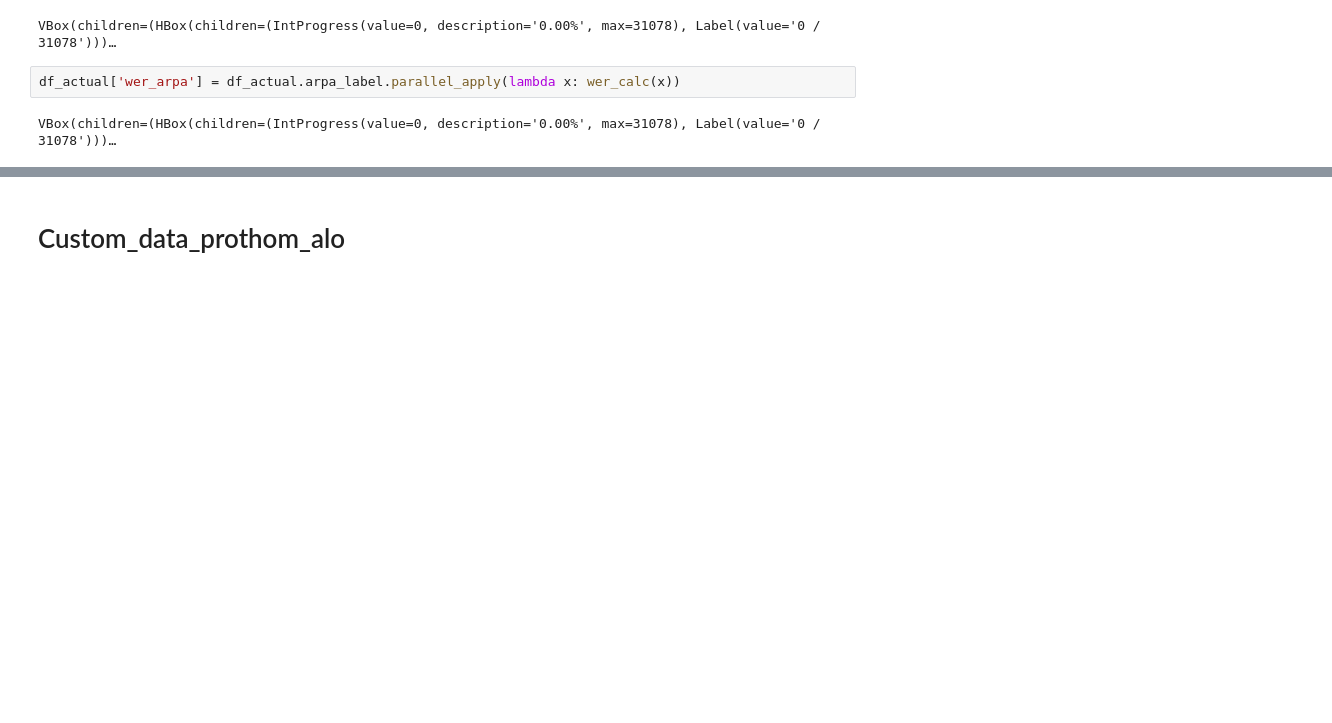
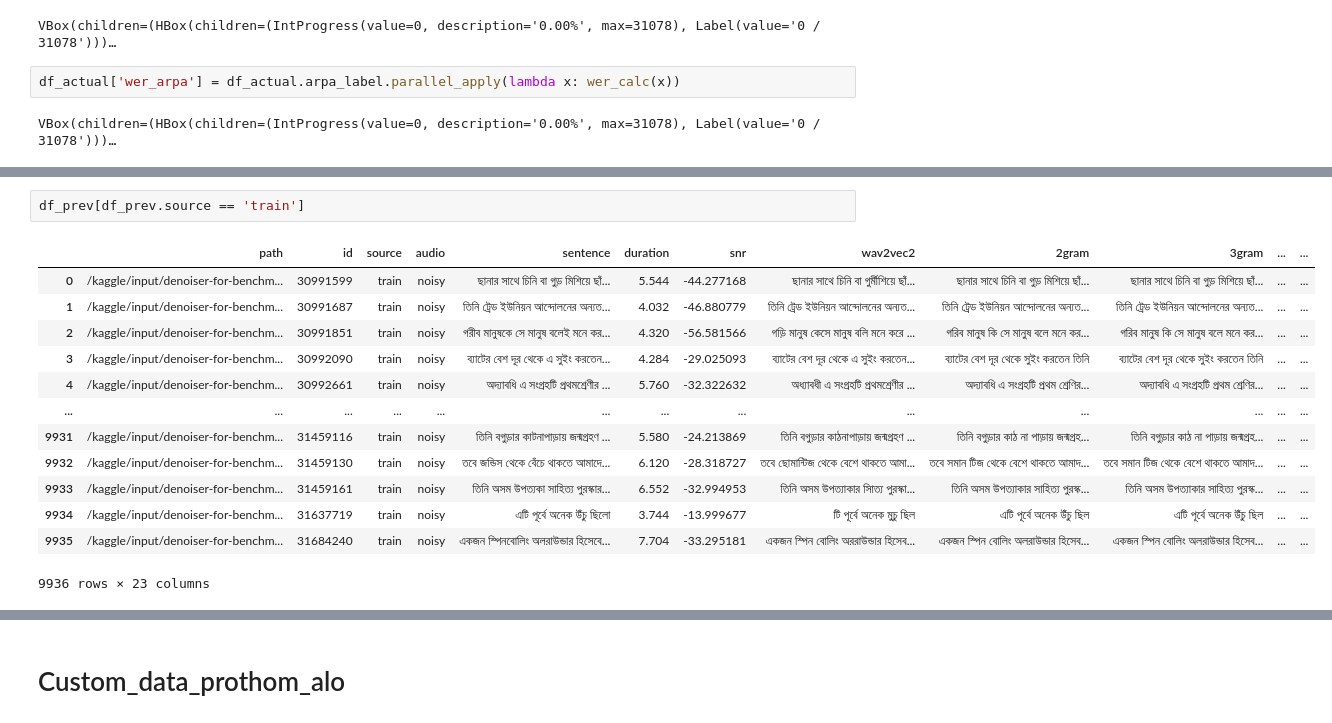
Before and after one commit to mushrafi88/asr_bangla, a Jupyter notebook: bert_corrector/custom_data_for_bert.ipynb, the cells around one changed output, grey strips where cells are left out. Cells and saved outputs as stored; diff of their text form; blank space fills up the shorter version.

```diff
--- a/bert_corrector/custom_data_for_bert.ipynb
+++ b/bert_corrector/custom_data_for_bert.ipynb
@@ -301,0 +576,16 @@ df_actual[(df_actual.wer_wav2vec2 >= 30) & (df_actual.wer_wav2vec2 <= 90)]
+# %%
+df_prev[df_prev.source == 'train']
+# %% [output]
+|  | path | id | source | audio | sentence | duration | snr | wav2vec2 | 2gram | 3gram | ... | ... |
+| 0 | /kaggle/input/denoiser-for-benchm... | 30991599 | train | noisy | ছানার সাথে চিনি বা গুড় মিশিয়ে ছাঁ... | 5.544 | -44.277168 | ছানার সাথে চিনি বা গুর্মীশিয়ে ছাঁ... | ছানার সাথে চিনি বা গুড় মিশিয়ে ছাঁ... | ছানার সাথে চিনি বা গুড় মিশিয়ে ছাঁ... | ... | ... |
+| 1 | /kaggle/input/denoiser-for-benchm... | 30991687 | train | noisy | তিনি ট্রেড ইউনিয়ন আন্দোলনের অন্যত... | 4.032 | -46.880779 | তিনি ট্রেড ইউনিয়ন আন্দোলনের অন্যত... | তিনি ট্রেড ইউনিয়ন আন্দোলনের অন্যত... | তিনি ট্রেড ইউনিয়ন আন্দোলনের অন্যত... | ... | ... |
+| 2 | /kaggle/input/denoiser-for-benchm... | 30991851 | train | noisy | গরীব মানুষকে সে মানুষ বলেই মনে কর... | 4.320 | -56.581566 | গড়ি মানুষ কেসে মানুষ বলি মনে করে ... | গরিব মানুষ কি সে মানুষ বলে মনে কর... | গরিব মানুষ কি সে মানুষ বলে মনে কর... | ... | ... |
+| 3 | /kaggle/input/denoiser-for-benchm... | 30992090 | train | noisy | ব্যাটের বেশ দূর থেকে এ সুইং করতেন... | 4.284 | -29.025093 | ব্যাটের বেশ দূর থেকে এ সুইং করতেন... | ব্যাটের বেশ দূর থেকে সুইং করতেন তিনি | ব্যাটের বেশ দূর থেকে সুইং করতেন তিনি | ... | ... |
+| 4 | /kaggle/input/denoiser-for-benchm... | 30992661 | train | noisy | অদ্যাবধি এ সংগ্রহটি প্রথমশ্রেণীর ... | 5.760 | -32.322632 | অধ্যাবধী এ সংগ্রহটি প্রথমশ্রেণীর ... | অদ্যাবধি এ সংগ্রহটি প্রথম শ্রেণির... | অদ্যাবধি এ সংগ্রহটি প্রথম শ্রেণির... | ... | ... |
+| ... | ... | ... | ... | ... | ... | ... | ... | ... | ... | ... | ... | ... |
+| 9931 | /kaggle/input/denoiser-for-benchm... | 31459116 | train | noisy | তিনি বগুড়ার কাটনাপাড়ায় জন্মগ্রহণ ... | 5.580 | -24.213869 | তিনি বগুড়ার কাঠনাপাড়ায় জন্মগ্রহণ ... | তিনি বগুড়ার কাঠ না পাড়ায় জন্মগ্রহ... | তিনি বগুড়ার কাঠ না পাড়ায় জন্মগ্রহ... | ... | ... |
+| 9932 | /kaggle/input/denoiser-for-benchm... | 31459130 | train | noisy | তবে জন্ডিস থেকে বেঁচে থাকতে আমাদে... | 6.120 | -28.318727 | তবে ছোমান্টিজ থেকে বেশে থাকতে আমা... | তবে সমান টিজ থেকে বেশে থাকতে আমাদ... | তবে সমান টিজ থেকে বেশে থাকতে আমাদ... | ... | ... |
+| 9933 | /kaggle/input/denoiser-for-benchm... | 31459161 | train | noisy | তিনি অসম উপত্যকা সাহিত্য পুরস্কার... | 6.552 | -32.994953 | তিনি অসম উপত্যাকার সািত্য পুরস্কা... | তিনি অসম উপত্যাকার সাহিত্য পুরস্ক... | তিনি অসম উপত্যাকার সাহিত্য পুরস্ক... | ... | ... |
+| 9934 | /kaggle/input/denoiser-for-benchm... | 31637719 | train | noisy | এটি পূর্বে অনেক উঁচু ছিলো | 3.744 | -13.999677 | টি পূর্বে অনেক মুচু ছিল | এটি পূর্বে অনেক উঁচু ছিল | এটি পূর্বে অনেক উঁচু ছিল | ... | ... |
+| 9935 | /kaggle/input/denoiser-for-benchm... | 31684240 | train | noisy | একজন স্পিনবোলিং অলরাউন্ডার হিসেবে... | 7.704 | -33.295181 | একজন স্পিন বোলিং অররাউন্ডার হিসেব... | একজন স্পিন বোলিং অলরাউন্ডার হিসেব... | একজন স্পিন বোলিং অলরাউন্ডার হিসেব... | ... | ... |
+9936 rows × 23 columns
```
Also changed, not shown: parts of 45 cells of this notebook.
